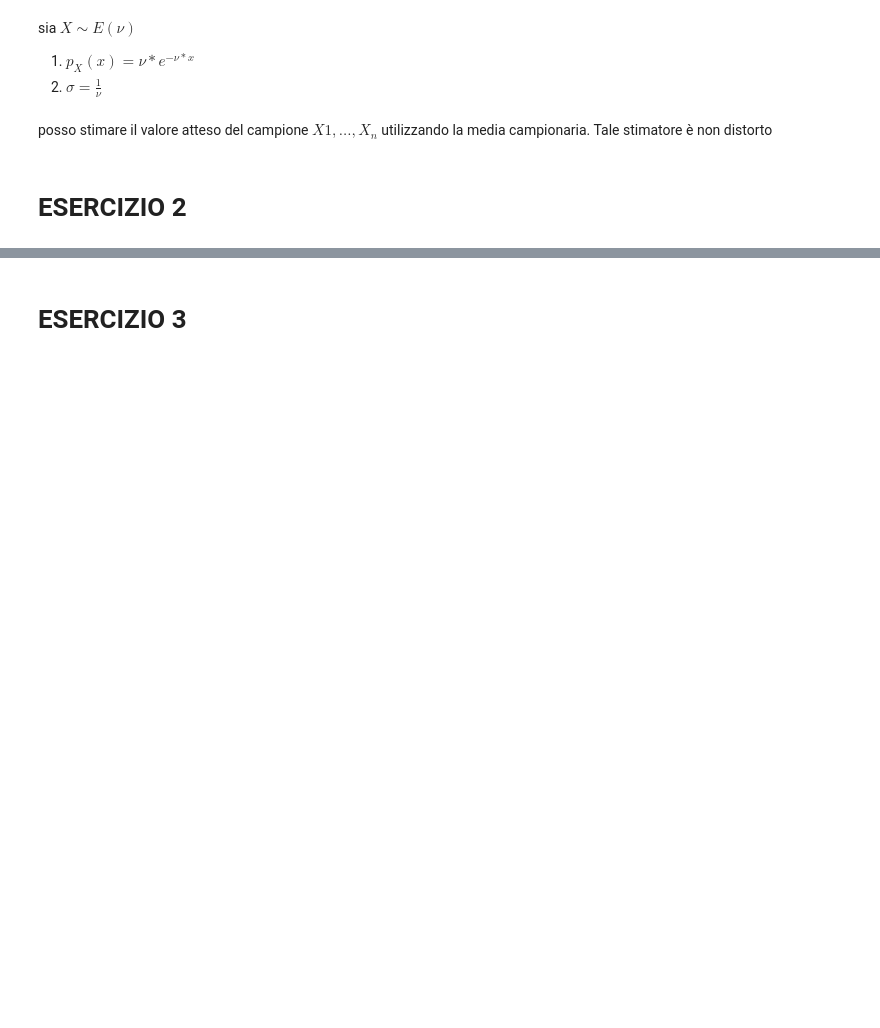
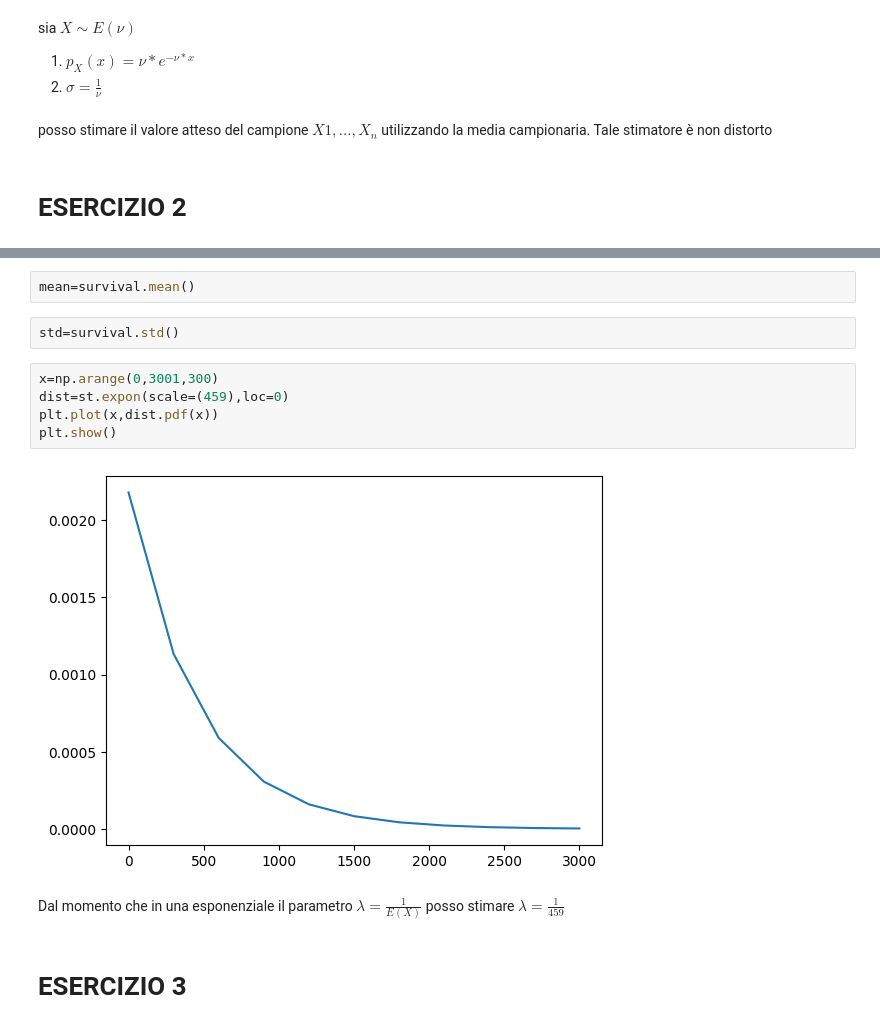
Before and after one commit to FriendlyWizard23/StatisticaL31, a Jupyter notebook: JUPYTER/TEMI D'ESAME/SOLUZIONI_MIE/ESAME 2018-07/ESAME.ipynb, the cells around one changed output, grey strips where cells are left out. Drawn from its saved outputs; the diff is of its cells as text; blank space fills up the shorter version.

```diff
--- a/JUPYTER/TEMI D'ESAME/SOLUZIONI_MIE/ESAME 2018-07/ESAME.ipynb
+++ b/JUPYTER/TEMI D'ESAME/SOLUZIONI_MIE/ESAME 2018-07/ESAME.ipynb
@@ -32,2 +106,15 @@ posso stimare il valore atteso del campione $X1,...,X_n$ utilizzando la media ca
+# %%
+mean=survival.mean()
+# %%
+std=survival.std()
+# %%
+x=np.arange(0,3001,300)
+dist=st.expon(scale=(459),loc=0)
+plt.plot(x,dist.pdf(x))
+plt.show()
+# %% [output]
+[figure, added]
+# %% [markdown]
+Dal momento che in una esponenziale il parametro $\lambda = \frac{1}{E(X)}$ posso stimare $\lambda=\frac{1}{459}$
 # %% [markdown]
 # ESERCIZIO 3
```
Also changed, not shown: parts of 31 cells of this notebook, 3 other files.
